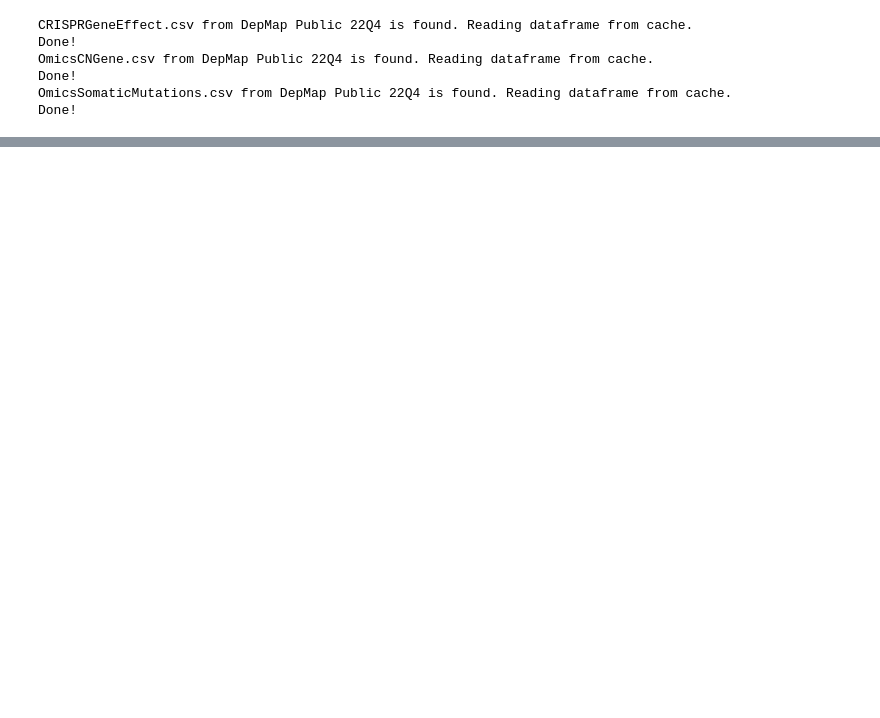
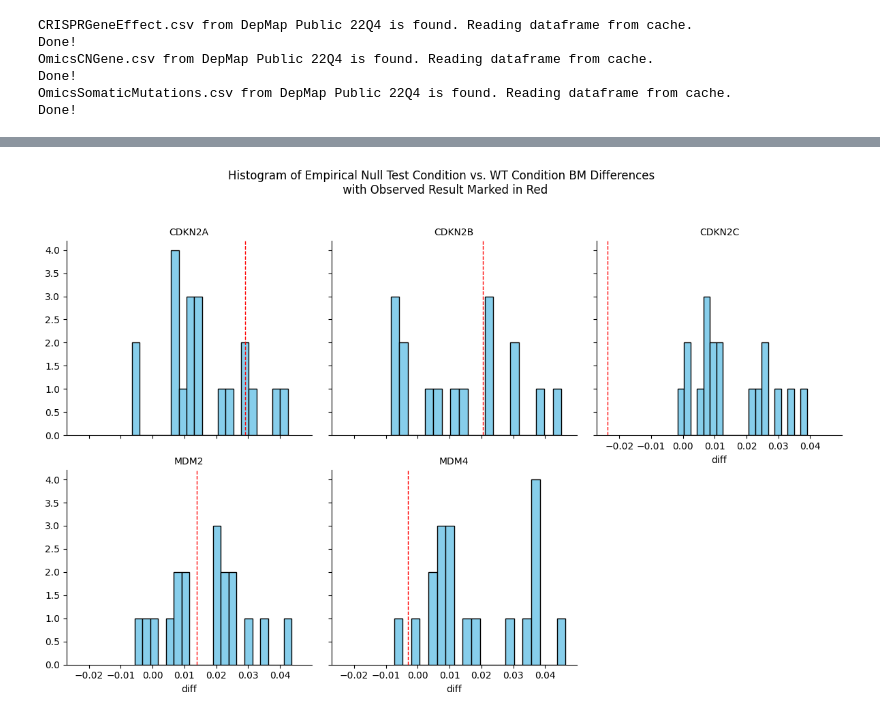
Before and after one commit to anderseng/proxbias, a Jupyter notebook: proxbias/notebooks/DepMap_PB_Driver_Scan_sample.ipynb, the cells around one changed output, grey strips where cells are left out. Saved outputs shown, nothing was run; the diff lists cells and outputs as text; code cells hidden in the pictures; blank space fills up the shorter version.

Commit message:
add empirical null analysis

```diff
--- a/proxbias/notebooks/DepMap_PB_Driver_Scan_sample.ipynb
+++ b/proxbias/notebooks/DepMap_PB_Driver_Scan_sample.ipynb
@@ -141,0 +255,11 @@ null_ttest
+# %%
+p53_lof_permuted_null = permute_null_t_test(p53_lof_mutation_data,
+                                            p53_lof_crispr_effect,
+                                            cnv_data,
+                                            n_iter=20, #number of shufflings to do for empirical null generation (20-50 probably plenty)
+                                            genes=["CDKN2A", "CDKN2B", "CDKN2C", "BTG2", "MDM4", "MDM2"],
+                                            n_iterations=20, #number of bootstraps (default is 100)
+                                            search_mode="amp")
+
+p53_lof_permuted_null.to_csv('p53_lof_permuted_null.csv', index=True, sep="\t")
+p53_lof_permuted_null
@@ -141,0 +299,38 @@ null_ttest
+# %%
+def plot_empirical_null_histogram(df, gene_column='gene'):
+    """
+    Plot histograms of 'empirical_null' diff values faceted by gene,
+    with observed values marked by vertical red lines.
+
+    Parameters:
+    - df: pandas DataFrame containing the data
+    - gene_column: name of the column to use for grouping (default: 'gene')
+
+    Returns:
+    - None (displays the plot)
+    """
+    # Filter data for "empirical_null" result_type
+    df_empirical_null = df[df['result_type'] == 'empirical_null']
+
+    # FacetGrid with seaborn
+    g = sns.FacetGrid(df_empirical_null, col=gene_column, col_wrap=3, height=4)
+
+    # Plot histogram for each gene
+    g.map(plt.hist, 'diff', bins=20, color='skyblue', edgecolor='black')
+
+    # Add a vertical red line for the "observed" value in each facet
+    for ax, gene in zip(g.axes.flat, df_empirical_null[gene_column].unique()):
+        observed_diff = df[(df[gene_column] == gene) & (df['result_type'] == 'observed')]['diff'].values[0]
+        ax.axvline(x=observed_diff, color='red', linestyle='--', linewidth=1)
+
+    # Adjust layout and display plot
+    g.set_titles("{col_name}")
+    plt.subplots_adjust(top=0.85)
+    g.fig.suptitle('Histogram of Empirical Null Test Condition vs. WT Condition BM Differences \n with Observed Result Marked in Red')
+    plt.show()
+
+# Example usage:
+# Assuming df is your pandas DataFrame with the provided data
+plot_empirical_null_histogram(p53_lof_permuted_null, gene_column='gene')
+# %% [output]
+[figure, added]
```
Also changed, not shown: parts of 13 cells of this notebook, 4 other files.
